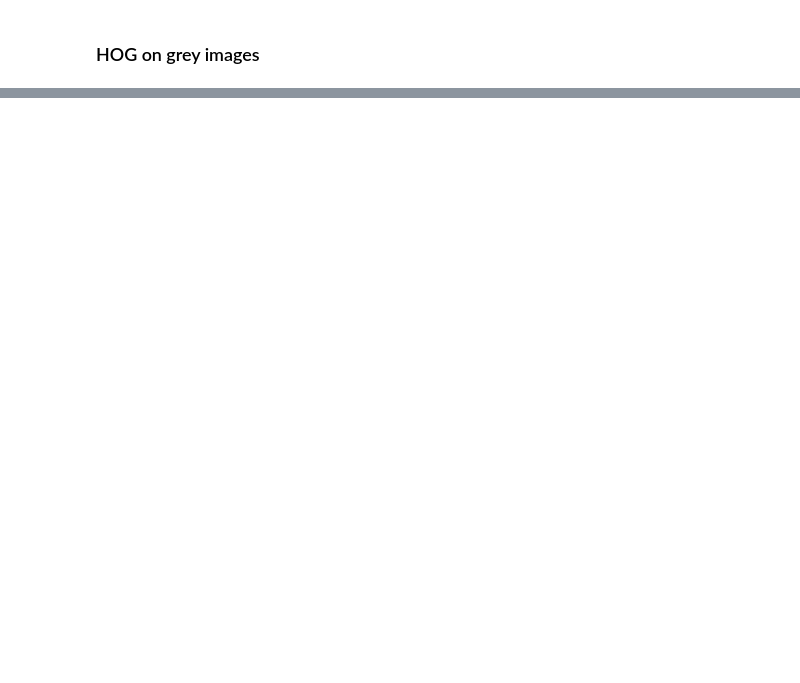
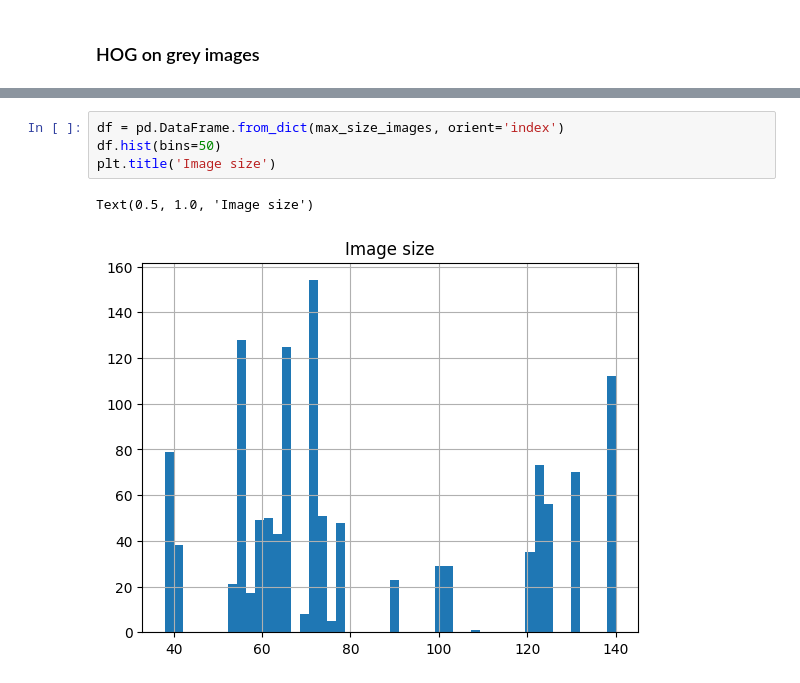
Before and after one commit to swiss-territorial-data-lab/proj-borderpoints, a Jupyter notebook: scripts/symbol_recognition/hog.ipynb, the cells around one changed output, grey strips where cells are left out. Saved outputs shown, nothing was run; the diff lists cells and outputs as text; blank space fills up the shorter version.

```diff
--- a/scripts/symbol_recognition/hog.ipynb
+++ b/scripts/symbol_recognition/hog.ipynb
@@ -194,0 +209,7 @@ axarr[2,2].imshow(image_dict['6_2567727_1147671.tif'], vmin=0, vmax=v_max)
+# %%
+df = pd.DataFrame.from_dict(max_size_images, orient='index')
+df.hist(bins=50)
+plt.title('Image size')
+# %% [output]
+Text(0.5, 1.0, 'Image size')
+[figure, added]
```
Also changed, not shown: parts of 49 cells of this notebook, 3 other files.
